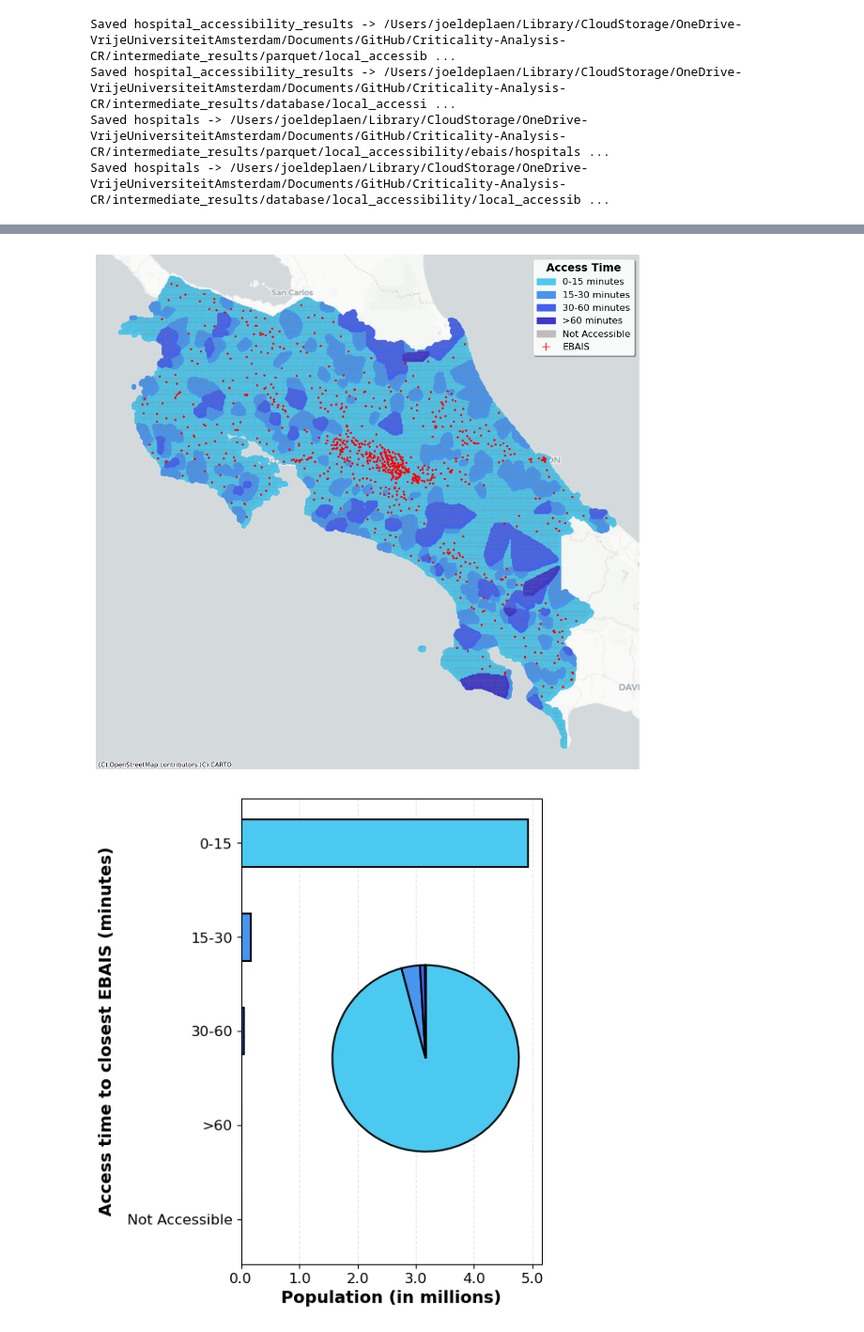
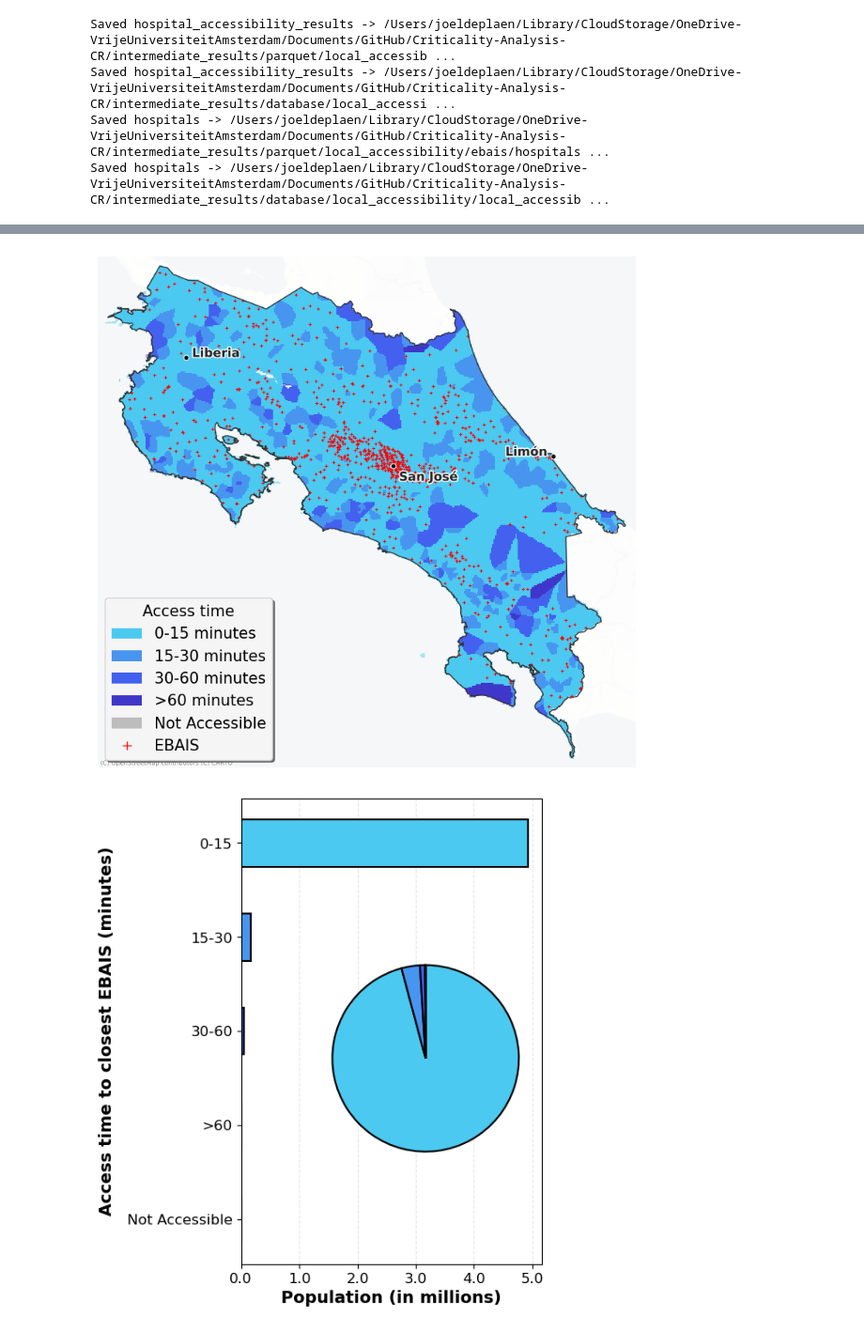
Before and after one commit to joel-deplaen-ivm/Criticality-Analysis-CR, a Jupyter notebook: notebooks/3d_Baseline_Accesibility_Analysis-ebais_CR.ipynb, the cells around one changed output, grey strips where cells are left out. Shown at 94% size. Drawn from its saved outputs; the diff is of its cells as text; code cells hidden in the pictures.

Commit message:
cr visu and hos access

```diff
--- a/notebooks/3d_Baseline_Accesibility_Analysis-ebais_CR.ipynb
+++ b/notebooks/3d_Baseline_Accesibility_Analysis-ebais_CR.ipynb
@@ -265,7 +264,7 @@ fig, axes = plt.subplots(1, 2, figsize=(16, 9), facecolor="white")
 # ---- A. WorldPop hexagons --------------------------------------------------
 ax = axes[0]
 categories = hex_pop_web["pop_bin"].cat.categories
-colors = plt.get_cmap("BuPu", len(categories))
+colors = plt.get_cmap("Oranges", len(categories))
 handles = []
 for i, category in enumerate(categories):
     subset = hex_pop_web.loc[hex_pop_web["pop_bin"] == category]
@@ -282,12 +281,12 @@ style_cr_map(ax, 3857, basemap=True, boundary=False, legend_handles=handles,
 ax = axes[1]
 SIZE_SCALE = 0.004   # marker area (pt^2) per person; the biggest locality is ~360 pt^2
 localities_web.plot(
-    ax=ax, color="#4361ee", markersize=localities_web["INEC_PROY"] * SIZE_SCALE,
+    ax=ax, color="#d17813", markersize=localities_web["INEC_PROY"] * SIZE_SCALE,
     alpha=0.55, edgecolor="black", linewidth=0.3, zorder=3,
 )
 ax.set_title("B. Population per locality [INEC projection]", fontsize=13, fontweight="bold")
 size_handles = [
-    Line2D([0], [0], marker="o", linestyle="None", markerfacecolor="#4361ee",
+    Line2D([0], [0], marker="o", linestyle="None", markerfacecolor="#d17813",
            markeredgecolor="black", alpha=0.7,
            markersize=np.sqrt(v * SIZE_SCALE), label=f"{v:,}")
     for v in (1_000, 10_000, 50_000, 90_000)
@@ -367,55 +366,81 @@ def plot_accessibility_chart_cr(df_worldpop_plot, figure_dir, show=True):
     ax.set_yticks(range(len(pop_by_category_reversed)))
     ax.set_yticklabels(pop_by_category_reversed.index, fontsize=12)
     ax.xaxis.set_major_formatter(plt.FuncFormatter(lambda x, p: f"{x:.1f}"))
     ax.tick_params(axis="x", labelsize=12)
     ax.grid(axis="x", alpha=0.3, linestyle="--")
     ax.set_axisbelow(True)
 
     # Inset pie chart, same order and colours as the bars
     ax_inset = fig.add_axes([0.3, 0.15, 0.6, 0.6])
     ax_inset.pie(
         pop_by_category.values,
         colors=[color_dict[cat] for cat in pop_by_category.index],
         startangle=90,
         counterclock=False,
         wedgeprops={"edgecolor": "black", "linewidth": 1.5},
     )
 
     figure_dir.mkdir(parents=True, exist_ok=True)
     plt.savefig(figure_dir / "hospital_access_chart.png", dpi=200, bbox_inches="tight")
     if show:
         plt.show()
 
 
-# Access-time map. The shared plotter hard-codes the sink legend entry as
-# "hospitals" and draws the sinks at markersize=100, which is unreadable with 949
-# EBAIS, so the figure is drawn with show=False, the legend entry and marker size
-# are corrected on the still-current figure, and it is re-saved over the file the
-# plotter just wrote.
-df_worldpop_plot = plot_access_time_map(
-    df_worldpop, sink_ebais, "hospitals", figure_dir, show=False
-)
+# Access-time map in the shared CR map style (src/map_style_cr.py).
+# The shared utils plotter (plot_access_time_map) is Serbia-era: it draws its own Positron
+# basemap, hard-codes the sink legend entry as "hospitals" and draws the sinks at
+# markersize=100, which is unreadable with 949 EBAIS. This CR variant keeps its binning
+# (hours 0-0.25-0.5-1-inf, NaN = "Not Accessible") and colours so the map agrees with
+# plot_accessibility_chart_cr, and finishes with style_cr_map.
+# ASSUMPTION: WorldPop cells are drawn as 1 pt^2 squares (MAP_CELL_SIZE); the EBAIS as red
+# "+" markers of MAP_SINK_SIZE pt. Both are figure choices, not analysis inputs.
+from matplotlib.lines import Line2D
+from matplotlib.patches import Patch
 
-ax_map = plt.gca()
-sink_artist = ax_map.collections[-1]  # the sink layer is plotted last
-assert len(sink_artist.get_offsets()) == len(sink_ebais), (
-    "Expected the last drawn collection to be the EBAIS sinks"
-)
-sink_artist.set_sizes([12])
+from src.map_style_cr import style_cr_map
 
-legend_map = ax_map.get_legend()
-for text in legend_map.get_texts():
-    if text.get_text() == "hospitals":
-        text.set_text("EBAIS")
-for handle in legend_map.legend_handles:
-    if getattr(handle, "get_marker", lambda: None)() == "+":
-        handle.set_markersize(10)
+MAP_CELL_SIZE = 1.0
+MAP_SINK_SIZE = 6
 
-plt.savefig(figure_dir / "hospital_access.png", dpi=200, bbox_inches="tight")
-plt.show()
+
+def plot_access_time_map_cr(df_worldpop, sinks, sink_label, figure_dir, show=True):
+    """Access-time map in the CR style; returns the plotted cells with a `category` column."""
+    bins = [0, 0.25, 0.5, 1, float("inf")]
+    labels = ["0-15", "15-30", "30-60", ">60"]
+    colors = ["#4cc9f0", "#4895ef", "#4361ee", "#3f37c9"]
+    color_map = {**dict(zip(labels, colors)), "Not Accessible": "#bdbdbd"}
+
+    plot_df = df_worldpop.to_crs(3857)
+    category = pd.cut(plot_df["closest_sink_total_fft"], bins=bins, labels=labels, right=False)
+    plot_df["category"] = category.astype(object).fillna("Not Accessible")
+
+    fig, ax = plt.subplots(figsize=(10, 9), facecolor="white")
+    for name, colour in color_map.items():
+        subset = plot_df[plot_df["category"] == name]
+        if not subset.empty:
+            subset.plot(ax=ax, color=colour, marker="s", markersize=MAP_CELL_SIZE,
+                        linewidth=0, zorder=2)
+    sinks.to_crs(3857).plot(ax=ax, color="red", marker="+", markersize=MAP_SINK_SIZE,
+                            linewidth=0.8, zorder=3)
+
+    handles = [Patch(facecolor=colour, edgecolor="none",
+                     label=f"{name} minutes" if name != "Not Accessible" else name)
+               for name, colour in color_map.items()]
+    handles.append(Line2D([0], [0], marker="+", color="red", lw=0, markersize=8,
+                          label=sink_label))
+    style_cr_map(ax, 3857, legend_handles=handles, legend_title="Access time")
+
+    figure_dir.mkdir(parents=True, exist_ok=True)
+    plt.savefig(figure_dir / "hospital_access.png", dpi=200, bbox_inches="tight")
+    if show:
+        plt.show()
+    return plot_df
+
+
+df_worldpop_plot = plot_access_time_map_cr(df_worldpop, sink_ebais, "EBAIS", figure_dir)
 
 # Population distribution chart
 plot_accessibility_chart_cr(df_worldpop_plot, figure_dir)
 # %% [output]
-[figure, old version]
+[figure, new version]
 [figure]
```
Also changed, not shown: parts of 3 cells of this notebook, 28 other files.
